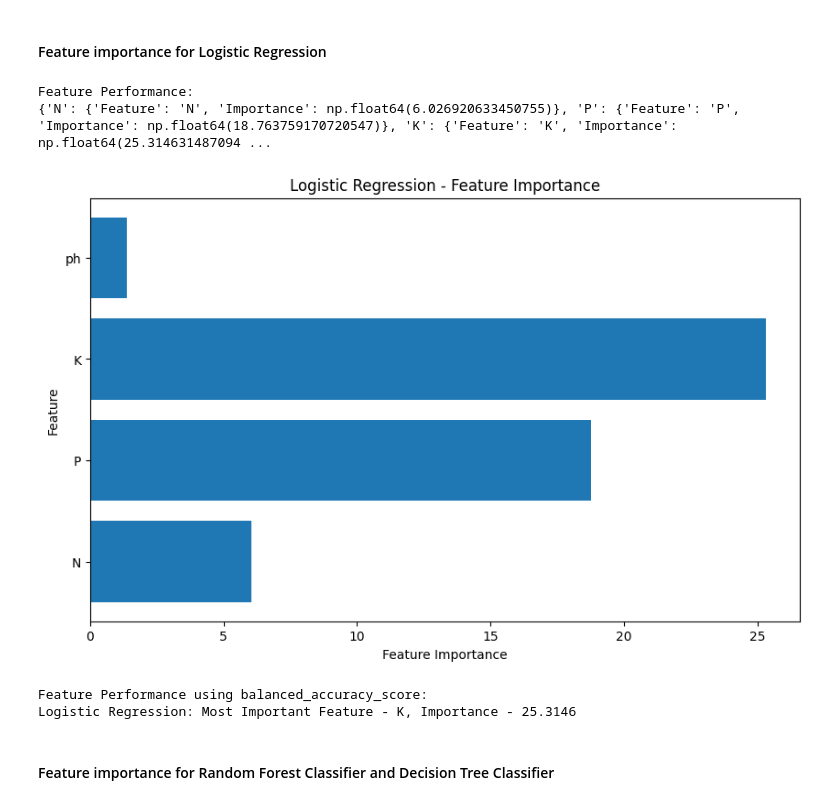
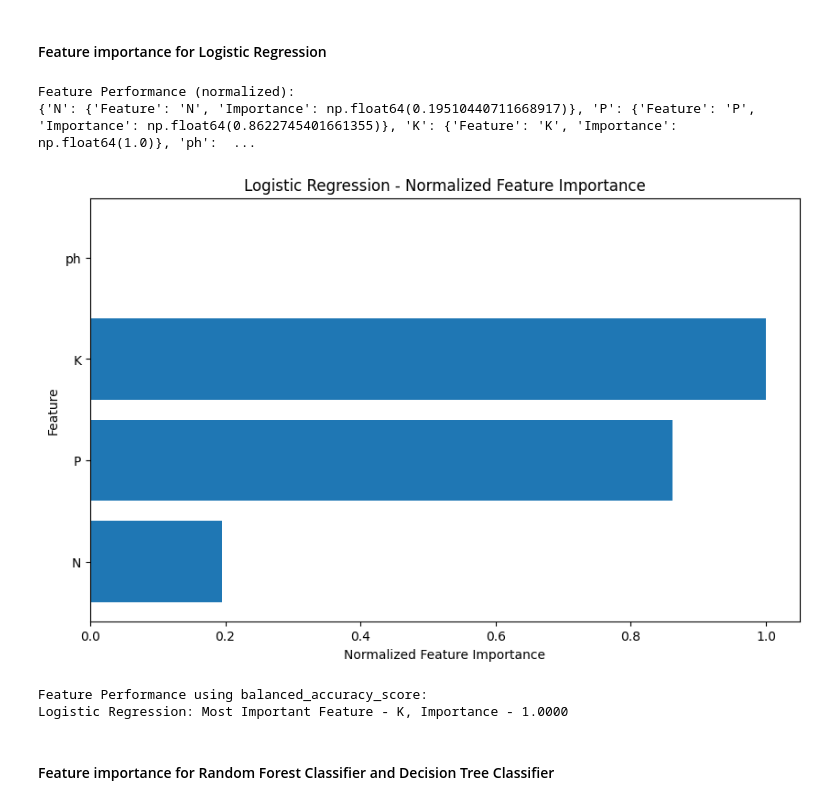
Before and after one commit to matchi-1/Predictive-Modeling-for-Agriculture, a Jupyter notebook: notebooks/Predictive-Modeling-for-Agriculture.ipynb, the cells around one changed output. Cells and saved outputs as stored; diff of their text form; code cells hidden in the pictures.

Commit message:
normalized feature importance in logreg

```diff
--- a/notebooks/Predictive-Modeling-for-Agriculture.ipynb
+++ b/notebooks/Predictive-Modeling-for-Agriculture.ipynb
@@ -338,14 +330,19 @@ features = ["N", "P", "K", "ph"]
 
 feature_performance = {}
 
+# Scale the data and keep it as a DataFrame
+scaler = StandardScaler()
+X_train_scaled = pd.DataFrame(scaler.fit_transform(X_train), columns=X_train.columns)
+X_test_scaled = pd.DataFrame(scaler.transform(X_test), columns=X_test.columns)
+
 # Loop through each feature
 for feature in features:
     # Train logistic regression model using best parameters
     log_reg = LogisticRegression(**log_reg_params)
 
     # Ensure X_train_scaled[feature] is a 2D array
-    X_train_feature = X_train_scaled[:, X_train.columns.get_loc(feature)].reshape(-1, 1)
-    X_test_feature = X_test_scaled[:, X_test.columns.get_loc(feature)].reshape(-1, 1)
+    X_train_feature = X_train_scaled[[feature]]
+    X_test_feature = X_test_scaled[[feature]]
 
     log_reg.fit(X_train_feature, y_train)
 
@@ -354,46 +351,51 @@ for feature in features:
 
     # Evaluate the performance using balanced_accuracy_score
     balanced_accuracy = balanced_accuracy_score(y_test, y_pred)
-
-    # Store the balanced accuracy score for the feature
-    feature_performance[feature] = balanced_accuracy
 
     # Identify the most important feature based on coefficient magnitude
     most_important_feature_index = abs(log_reg.coef_[0]).argmax()
     most_important_feature_name = feature  # Since we are already looping through features
     importance = abs(log_reg.coef_[0][most_important_feature_index])
 
     # Store the most important feature and its importance in feature_performance
     feature_performance[feature] = {
         'Feature': most_important_feature_name,
         'Importance': importance
     }
 
+# Normalize the importance values to a range between 0 and 1
+importance_values = [feat['Importance'] for feat in feature_performance.values()]
+min_importance = min(importance_values)
+max_importance = max(importance_values)
+
+for feature in feature_performance:
+    feature_performance[feature]['Importance'] = (feature_performance[feature]['Importance'] - min_importance) / (max_importance - min_importance)
+
 # Print feature performance dictionary
-print("Feature Performance:")
+print("Feature Performance (normalized):")
 print(feature_performance)
 
-# Plotting the feature importances
+# Plotting the normalized feature importances
 plt.figure(figsize=(10, 6))
 plt.barh(range(len(feature_performance)), [feat['Importance'] for feat in feature_performance.values()], align='center')
 plt.yticks(range(len(feature_performance)), feature_performance.keys())
-plt.xlabel('Feature Importance')
+plt.xlabel('Normalized Feature Importance')
 plt.ylabel('Feature')
-plt.title('Logistic Regression - Feature Importance')
+plt.title('Logistic Regression - Normalized Feature Importance')
 plt.show()
 
-# Find the feature with the largest importance value
+# Find the feature with the largest normalized importance value
 log_reg_best_feature = max(feature_performance, key=lambda k: feature_performance[k]['Importance'])
 log_reg_best_importance = feature_performance[log_reg_best_feature]['Importance']
 
 print("Feature Performance using balanced_accuracy_score:")
 print("Logistic Regression: " + f"Most Important Feature - {log_reg_best_feature}, Importance - {log_reg_best_importance:.4f}")
 # %% [output]
-Feature Performance:
-{'N': {'Feature': 'N', 'Importance': np.float64(6.026920633450755)}, 'P': {'Feature': 'P', 'Importance': np.float64(18.763759170720547)}, 'K': {'Feature': 'K', 'Importance': np.float64(25.314631487094 ...
+Feature Performance (normalized):
+{'N': {'Feature': 'N', 'Importance': np.float64(0.19510440711668917)}, 'P': {'Feature': 'P', 'Importance': np.float64(0.8622745401661355)}, 'K': {'Feature': 'K', 'Importance': np.float64(1.0)}, 'ph':  ...
-[figure, old version]
+[figure, new version]
 Feature Performance using balanced_accuracy_score:
-Logistic Regression: Most Important Feature - K, Importance - 25.3146
+Logistic Regression: Most Important Feature - K, Importance - 1.0000
 # %% [markdown]
 #### Feature importance for Random Forest Classifier and Decision Tree Classifier
 # %%
```
Also changed, not shown: parts of 8 cells of this notebook.
